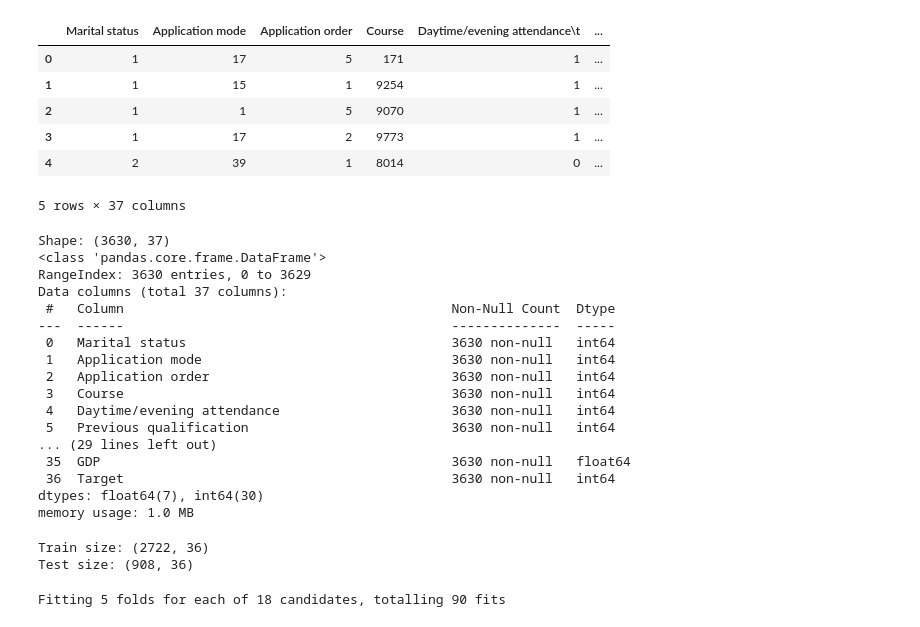
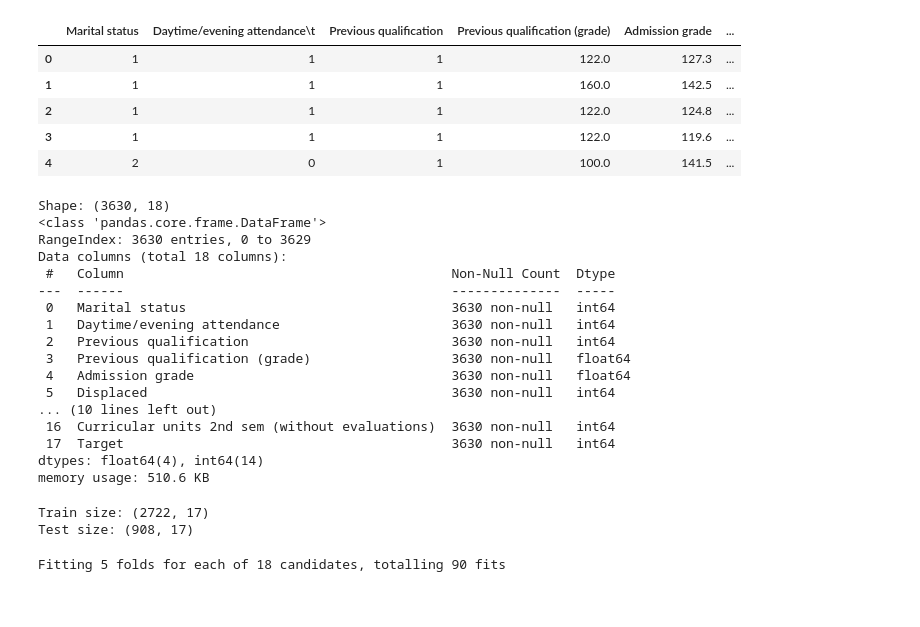
Before and after one commit to tayyab1-ai/student-dropout-risk-prediction-ml, a Jupyter notebook: notebooks/Model Training/random-forest.ipynb, the cells around one changed output. Cells and saved outputs as stored; diff of their text form; code cells hidden in the pictures.

```diff
--- a/notebooks/Model Training/random-forest.ipynb
+++ b/notebooks/Model Training/random-forest.ipynb
@@ -17,39 +17,38 @@ from sklearn.ensemble import RandomForestClassifier
 import joblib
 # %%
 # Load featured data
-DATA_PATH = "../../data/cleaned-data.csv"
+DATA_PATH = "../../data/featured-data.csv"
 df = pd.read_csv(DATA_PATH)
 df.head()
 # %% [output]
-|  | Marital status | Application mode | Application order | Course | Daytime/evening attendance\t | ... |
-| 0 | 1 | 17 | 5 | 171 | 1 | ... |
-| 1 | 1 | 15 | 1 | 9254 | 1 | ... |
-| 2 | 1 | 1 | 5 | 9070 | 1 | ... |
-| 3 | 1 | 17 | 2 | 9773 | 1 | ... |
-| 4 | 2 | 39 | 1 | 8014 | 0 | ... |
+|  | Marital status | Daytime/evening attendance\t | Previous qualification | Previous qualification (grade) | Admission grade | ... |
+| 0 | 1 | 1 | 1 | 122.0 | 127.3 | ... |
+| 1 | 1 | 1 | 1 | 160.0 | 142.5 | ... |
+| 2 | 1 | 1 | 1 | 122.0 | 124.8 | ... |
+| 3 | 1 | 1 | 1 | 122.0 | 119.6 | ... |
+| 4 | 2 | 0 | 1 | 100.0 | 141.5 | ... |
-5 rows × 37 columns
 # %%
 # Dataset Info
 print("Shape:", df.shape)
 df.info()
 # %% [output]
-Shape: (3630, 37)
+Shape: (3630, 18)
 <class 'pandas.core.frame.DataFrame'>
 RangeIndex: 3630 entries, 0 to 3629
-Data columns (total 37 columns):
+Data columns (total 18 columns):
  #   Column                                          Non-Null Count  Dtype
 ---  ------                                          --------------  -----
  0   Marital status                                  3630 non-null   int64
- 1   Application mode                                3630 non-null   int64
- 2   Application order                               3630 non-null   int64
- 3   Course                                          3630 non-null   int64
- 4   Daytime/evening attendance                      3630 non-null   int64
- 5   Previous qualification                          3630 non-null   int64
-... (29 lines left out)
- 35  GDP                                             3630 non-null   float64
- 36  Target                                          3630 non-null   int64
-dtypes: float64(7), int64(30)
-memory usage: 1.0 MB
+ 1   Daytime/evening attendance                      3630 non-null   int64
+ 2   Previous qualification                          3630 non-null   int64
+ 3   Previous qualification (grade)                  3630 non-null   float64
+ 4   Admission grade                                 3630 non-null   float64
+ 5   Displaced                                       3630 non-null   int64
+... (10 lines left out)
+ 16  Curricular units 2nd sem (without evaluations)  3630 non-null   int64
+ 17  Target                                          3630 non-null   int64
+dtypes: float64(4), int64(14)
+memory usage: 510.6 KB
 # %%
 # Prepare Features and Target
 target_col = "Target"
@@ -69,8 +68,8 @@ X_train, X_test, y_train, y_test = train_test_split(
 print("Train size:", X_train.shape)
 print("Test size:", X_test.shape)
 # %% [output]
-Train size: (2722, 36)
-Test size: (908, 36)
+Train size: (2722, 17)
+Test size: (908, 17)
 # %%
 # Pipeline (Scaler + Model)
 pipeline = Pipeline([
```
Also changed, not shown: parts of 12 cells of this notebook, 39 other files.
